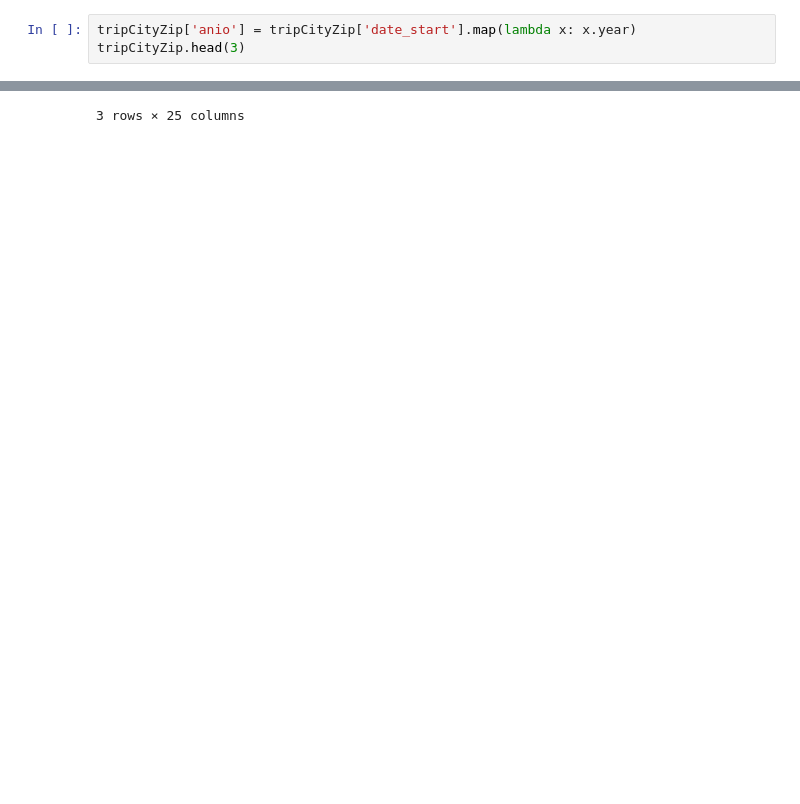
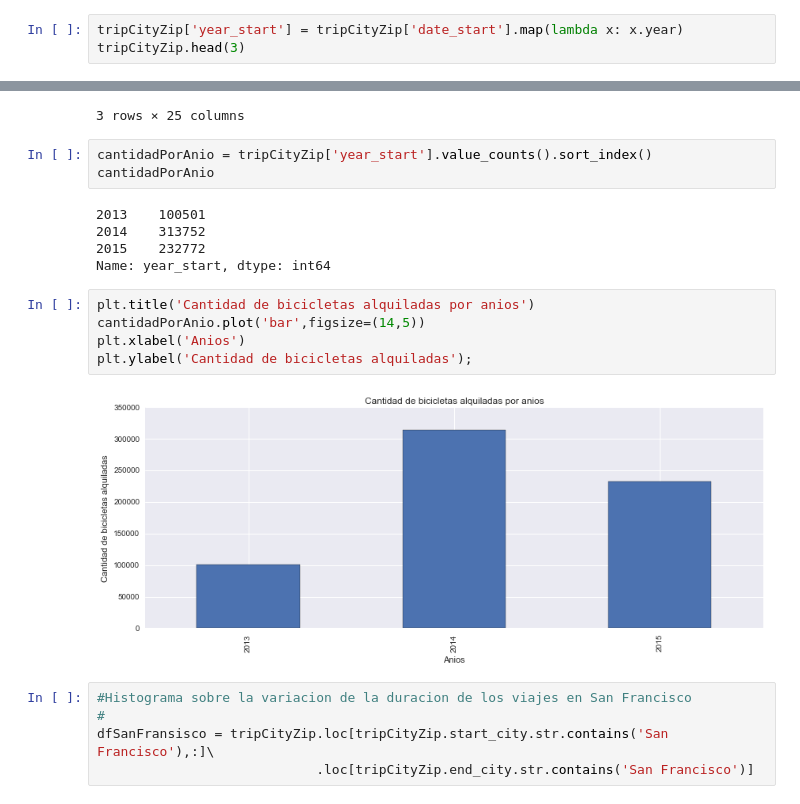
Before and after one commit to AlexVilla92/TP-Datos-2017, a Jupyter notebook: TP1 Exploracion De Datos Notebook Final.ipynb, the cells around one changed output, grey strips where cells are left out. Drawn from its saved outputs; the diff is of its cells as text; blank space fills up the shorter version.

```diff
--- a/TP1 Exploracion De Datos Notebook Final.ipynb
+++ b/TP1 Exploracion De Datos Notebook Final.ipynb
@@ -630,7 +695,7 @@ plt.ylabel('Cantidad de bicis que salieron por estacion');
 # %% [markdown]
 # Anio donde hubo mas bicicletas alquiladas/viajes
 # %%
-tripCityZip['anio'] = tripCityZip['date_start'].map(lambda x: x.year)
+tripCityZip['year_start'] = tripCityZip['date_start'].map(lambda x: x.year)
 tripCityZip.head(3)
 # %% [output]
 |  | id | duration | start_date | start_station_name | start_station_id | end_date | end_station_name | ... |
@@ -638,3 +703,23 @@ tripCityZip.head(3)
 | 1 | 4760 | 113 | 8/29/2013 17:01 | South Van Ness at Market | 66 | 8/29/2013 17:03 | South Van Ness at Market | ... |
 | 2 | 5070 | 168 | 8/29/2013 21:43 | South Van Ness at Market | 66 | 8/29/2013 21:46 | South Van Ness at Market | ... |
 3 rows × 25 columns
+# %%
+cantidadPorAnio = tripCityZip['year_start'].value_counts().sort_index()
+cantidadPorAnio
+# %% [output]
+2013    100501
+2014    313752
+2015    232772
+Name: year_start, dtype: int64
+# %%
+plt.title('Cantidad de bicicletas alquiladas por anios')
+cantidadPorAnio.plot('bar',figsize=(14,5))
+plt.xlabel('Anios')
+plt.ylabel('Cantidad de bicicletas alquiladas');
+# %% [output]
+[figure, added]
+# %%
+#Histograma sobre la variacion de la duracion de los viajes en San Francisco
+#
+dfSanFransisco = tripCityZip.loc[tripCityZip.start_city.str.contains('San Francisco'),:]\
+                            .loc[tripCityZip.end_city.str.contains('San Francisco')]
```
Also changed, not shown: parts of 16 cells of this notebook.
